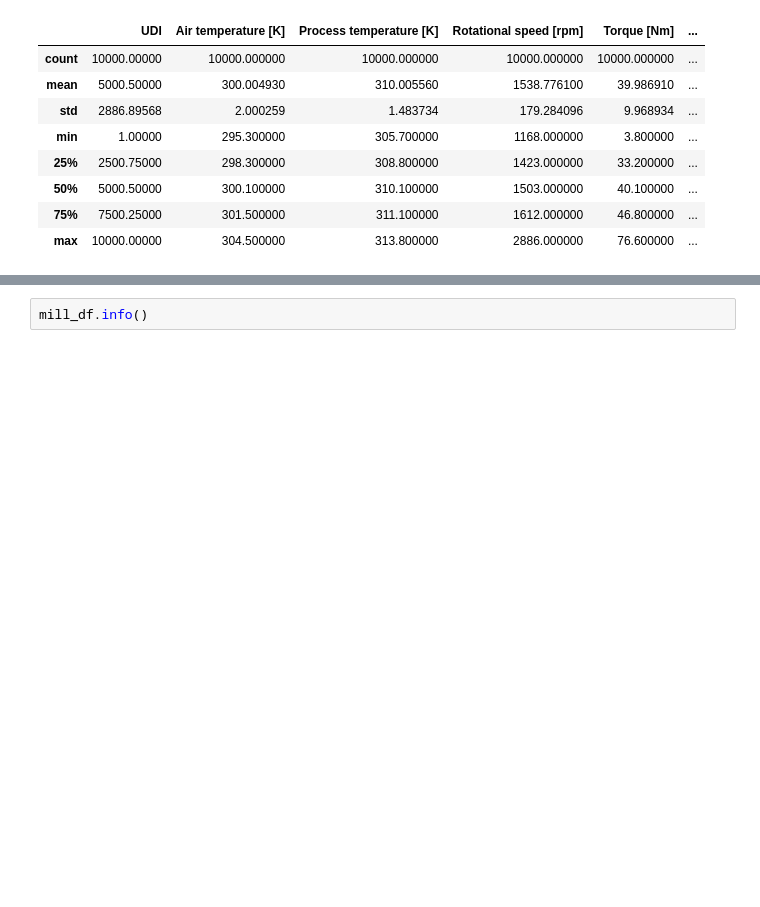
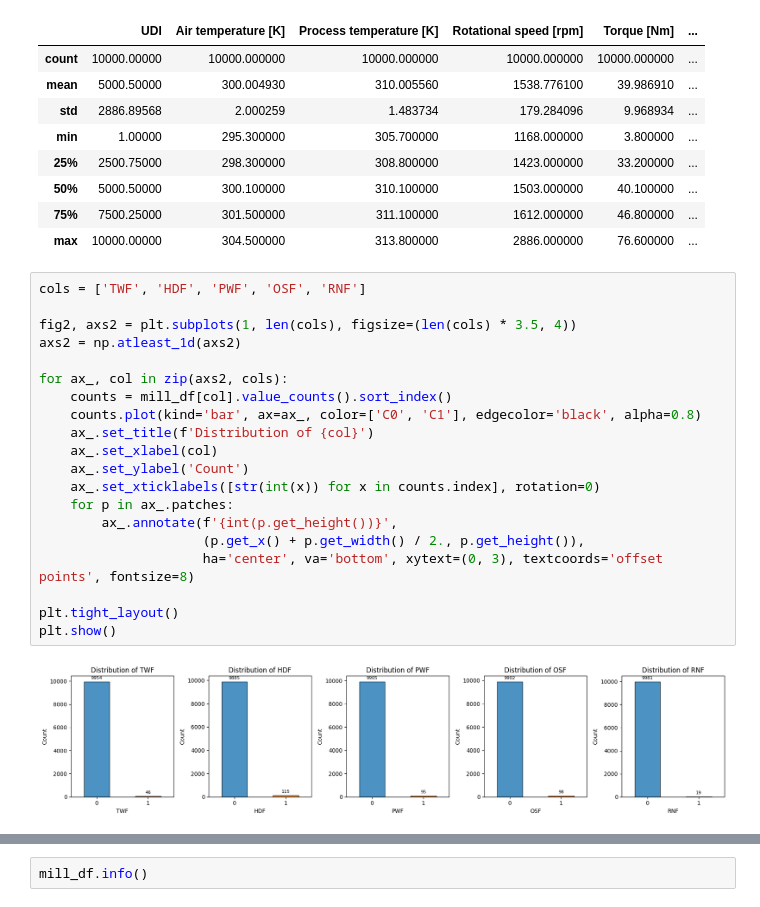
Before and after one commit to axeltanjung/millguard_predictive_maintenance, a Jupyter notebook: notebook/eda.ipynb, the cells around one changed output, grey strips where cells are left out. Drawn from its saved outputs; the diff is of its cells as text; blank space fills up the shorter version.

```diff
--- a/notebook/eda.ipynb
+++ b/notebook/eda.ipynb
@@ -47,3 +107,25 @@ mill_df.describe()
 | 50% | 5000.50000 | 300.100000 | 310.100000 | 1503.000000 | 40.100000 | ... |
 | 75% | 7500.25000 | 301.500000 | 311.100000 | 1612.000000 | 46.800000 | ... |
 | max | 10000.00000 | 304.500000 | 313.800000 | 2886.000000 | 76.600000 | ... |
+# %%
+cols = ['TWF', 'HDF', 'PWF', 'OSF', 'RNF']
+
+fig2, axs2 = plt.subplots(1, len(cols), figsize=(len(cols) * 3.5, 4))
+axs2 = np.atleast_1d(axs2)
+
+for ax_, col in zip(axs2, cols):
+    counts = mill_df[col].value_counts().sort_index()
+    counts.plot(kind='bar', ax=ax_, color=['C0', 'C1'], edgecolor='black', alpha=0.8)
+    ax_.set_title(f'Distribution of {col}')
+    ax_.set_xlabel(col)
+    ax_.set_ylabel('Count')
+    ax_.set_xticklabels([str(int(x)) for x in counts.index], rotation=0)
+    for p in ax_.patches:
+        ax_.annotate(f'{int(p.get_height())}',
+                     (p.get_x() + p.get_width() / 2., p.get_height()),
+                     ha='center', va='bottom', xytext=(0, 3), textcoords='offset points', fontsize=8)
+
+plt.tight_layout()
+plt.show()
+# %% [output]
+[figure, added]
```
Also changed, not shown: parts of 13 cells of this notebook.
